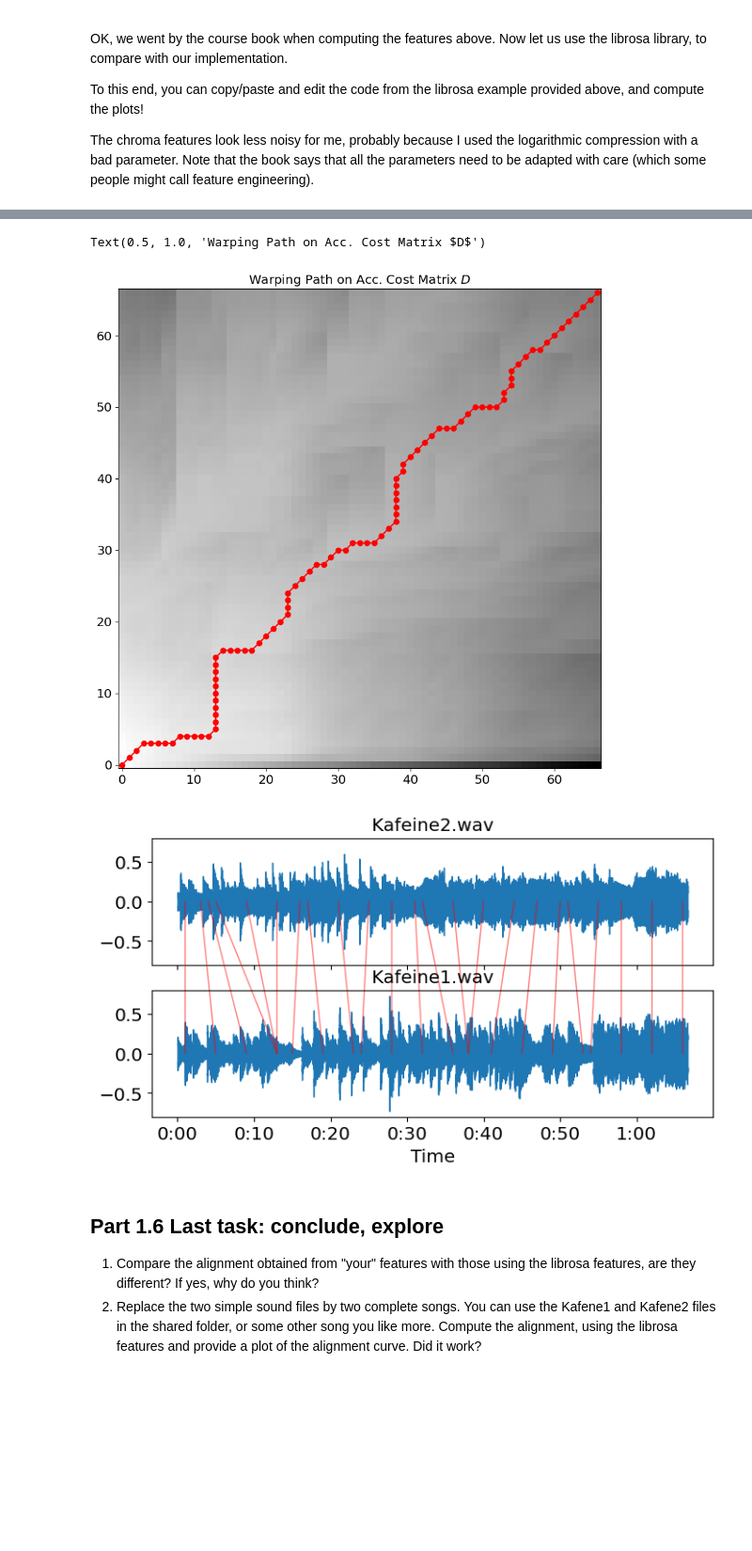
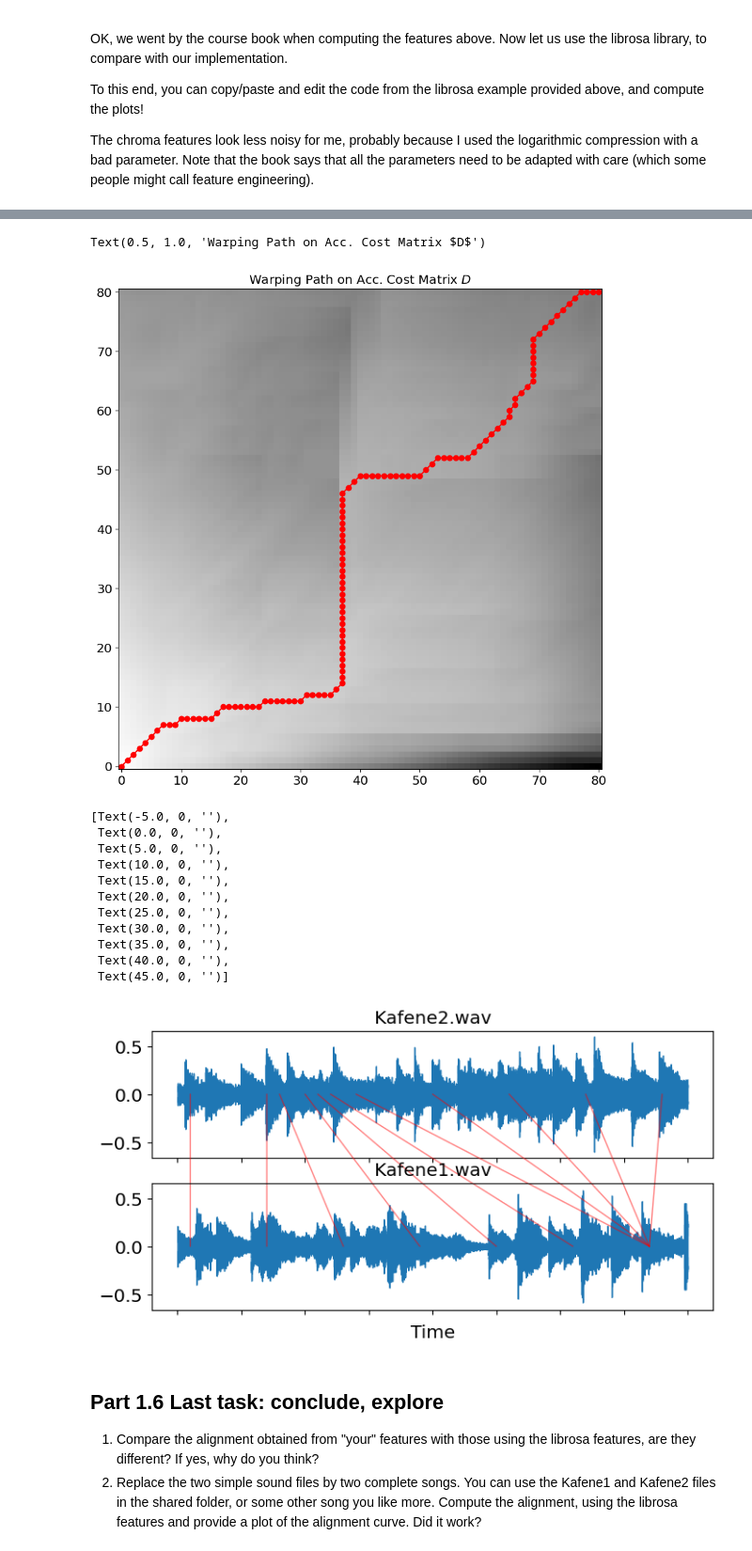
Before and after one commit to simoclemens/KTH-MusicInformaticsLabs, a Jupyter notebook: DT2470_lab03-1.ipynb, the cells around one changed output, grey strips where cells are left out. Shown at 94% size. Cells and saved outputs as stored; diff of their text form; code cells hidden in the pictures; blank space fills up the shorter version.

```diff
--- a/DT2470_lab03-1.ipynb
+++ b/DT2470_lab03-1.ipynb
@@ -85,7 +85,7 @@ import librosa
 def get_samples(filename):
     # Import the audio file
     starting_time = 2
-    duration = 10 #s
+    duration = 4 #s
 
     sound = AudioSegment.from_file(filename, format="wav")
     sound = sound.split_to_mono()[0]
@@ -108,7 +108,7 @@ def plot_stft_from_audio_segment(audio_segment, window_type, window_size, hop_si
         fs=sample_rate,
         window=window_type,
         nperseg=int(window_size*sample_rate),
-        nfft=fft_sample_size,
+        #nfft=fft_sample_size,
         noverlap=overlapping_samples)
 
     # Convert to kHz
@@ -116,7 +116,7 @@ def plot_stft_from_audio_segment(audio_segment, window_type, window_size, hop_si
 
     # Get stft amplitude and convert to dB
     stft_amplitude = np.abs(stft_matrix)
-    stft_db = librosa.amplitude_to_db(stft_amplitude, ref=np.max)
+    #stft_db = librosa.amplitude_to_db(stft_amplitude, ref=np.max)
 
     # Plot the spectrogram
     plt.title(plot_title)
@@ -127,18 +127,18 @@ def plot_stft_from_audio_segment(audio_segment, window_type, window_size, hop_si
     x_ticks_positions = np.arange(0, 11)
     x_ticks_labels = [str(i) for i in range(2, 13)]
     plt.xticks(x_ticks_positions, x_ticks_labels)
-    plt.pcolormesh(time, frequency, stft_db)
-    plt.colorbar(format='%+2.0f dB')
+    plt.pcolormesh(time, frequency, stft_amplitude, cmap="Greys")
+    #plt.colorbar(format='%+2.0f dB')
     plt.show()
-    return frequency*1000, time, stft_db
+    return frequency*1000, time, stft_amplitude
 
 # Plot the stft spectrogram of the first 10s with the given parameters
 
 freq1, time1, stft_db1 = plot_stft_from_audio_segment(
     samples1,
     window_type='hann',
-    window_size=0.15,
-    hop_size=0.15,
+    window_size=0.10,
+    hop_size=0.05,
     fft_sample_size=0.15*sample_rate1,
     sample_rate=sample_rate1,
     plot_title="Spectral magnitude: Kafene1.wav"
@@ -147,8 +147,8 @@ freq1, time1, stft_db1 = plot_stft_from_audio_segment(
 freq2, time2, stft_db2 =plot_stft_from_audio_segment(
     samples2,
     window_type='hann',
-    window_size=0.15,
-    hop_size=0.15,
+    window_size=0.10,
+    hop_size=0.05,
     fft_sample_size=0.15*sample_rate2,
     sample_rate=sample_rate2,
     plot_title="Spectral magnitude: Kafene2.wav"
@@ -358,9 +358,10 @@ To this end, you can copy/paste and edit the code from the librosa example provi
 
 The chroma features look less noisy for me, probably because I used the logarithmic compression with a bad parameter. Note that the book says that all the parameters need to be adapted with care (which some people might call feature engineering).
 # %%
-n_fft1 = int(0.15*sample_rate1)
+n_fft1 = int(0.10*sample_rate1)
+
 hop_size1 = n_fft1
-chroma_stft1 = librosa.feature.chroma_stft(y=samples1, sr=sample_rate1, n_fft=n_fft1, win_length=n_fft1, hop_length=hop_size1)
+chroma_stft1 = librosa.feature.chroma_stft(y=samples1, sr=sample_rate1, n_fft=n_fft1, win_length=n_fft1, hop_length=int(hop_size1/2))
 
 plt.figure(figsize=(20, 4))
 librosa.display.specshow(chroma_stft1, cmap='gray_r')
@@ -370,10 +371,10 @@ librosa.display.specshow(chroma_stft1, cmap='gray_r')
 plt.title("Chromagram")
 plt.show()
 
-n_fft2 = int(0.15*sample_rate2)
+n_fft2 = int(0.10*sample_rate2)
 hop_size2 = n_fft2
 
-chroma_stft2 = librosa.feature.chroma_stft(y=samples2, sr=sample_rate2, n_fft=n_fft2,hop_length=hop_size2)
+chroma_stft2 = librosa.feature.chroma_stft(y=samples2, sr=sample_rate2, n_fft=n_fft2,hop_length=int(hop_size2/2))
 
 plt.figure(figsize=(20, 4))
 librosa.display.specshow(chroma_stft2, cmap='gray_r')
@@ -399,35 +400,47 @@ plt.title('Warping Path on Acc. Cost Matrix $D$')
 #plt.colorbar()
 # %% [output]
 Text(0.5, 1.0, 'Warping Path on Acc. Cost Matrix $D$')
-[figure, old version]
+[figure, new version]
 # %%
 from matplotlib.patches import ConnectionPatch
 from matplotlib.patches import *
 fig, (ax1, ax2) = plt.subplots(nrows=2, sharex=True, sharey=True, figsize=(8,4))
 
 # Plot x_2
 librosa.display.waveshow(samples1, sr=n_fft1, ax=ax2)
 ax2.set(title='Kafene1.wav')
 
 # Plot x_1
 librosa.display.waveshow(samples2, sr=n_fft2, ax=ax1)
 ax1.set(title='Kafene2.wav')
 ax1.label_outer()
 
 
 n_arrows = 20
 for tp1, tp2 in wp_s[::len(wp_s)//n_arrows]:
     # Create a connection patch between the aligned time points
     # in each subplot
     con = ConnectionPatch(xyA=(tp1, 0), xyB=(tp2, 0),
                           axesA=ax1, axesB=ax2,
                           coordsA='data', coordsB='data',
                           color='r', linestyle='-',
                           alpha=0.5)
     con.set_in_layout(False)  # This is needed to preserve layout
     ax2.add_artist(con)
+plt.gca().axes.xaxis.set_ticklabels([])
 # %% [output]
+[Text(-5.0, 0, ''),
+ Text(0.0, 0, ''),
+ Text(5.0, 0, ''),
+ Text(10.0, 0, ''),
+ Text(15.0, 0, ''),
+ Text(20.0, 0, ''),
+ Text(25.0, 0, ''),
+ Text(30.0, 0, ''),
+ Text(35.0, 0, ''),
+ Text(40.0, 0, ''),
+ Text(45.0, 0, '')]
-[figure, old version]
+[figure, new version]
 # %% [markdown]
 ## Part 1.6 Last task: conclude, explore
 
```
Also changed, not shown: parts of 15 cells of this notebook.
